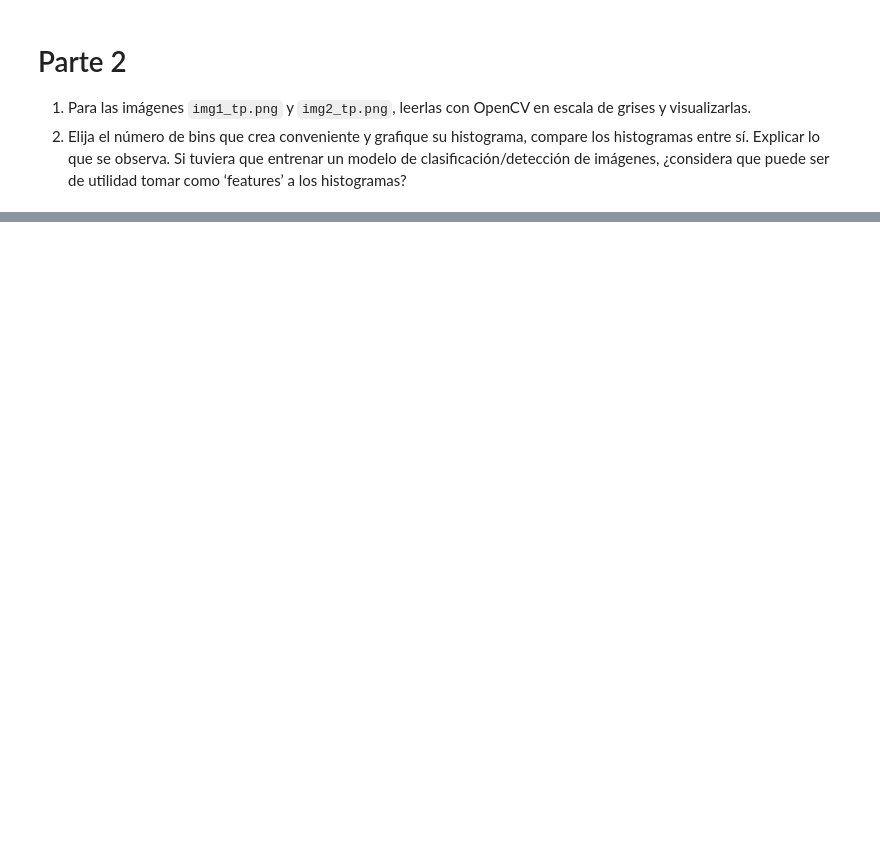
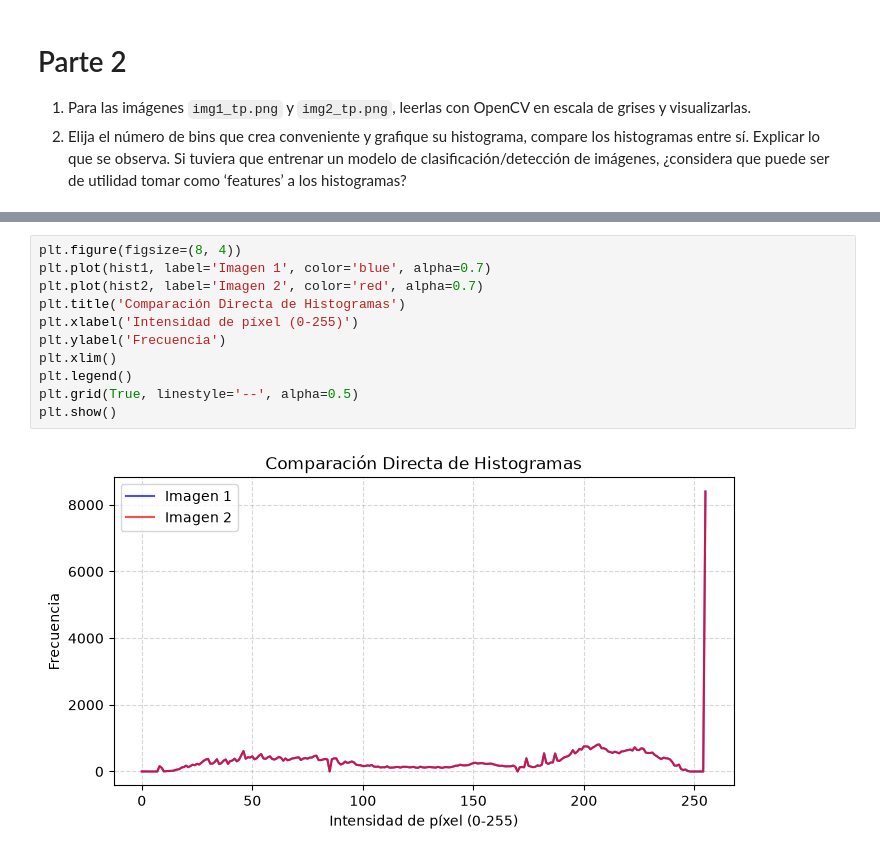
Before and after one commit to LucianaSimon/VPC1_CEIA, a Jupyter notebook: TP1.ipynb, the cells around one changed output, grey strips where cells are left out. Cells and saved outputs as stored; diff of their text form; blank space fills up the shorter version.

```diff
--- a/TP1.ipynb
+++ b/TP1.ipynb
@@ -265,0 +301,13 @@ array([[255, 255, 255, ..., 255, 255, 255],
+# %%
+plt.figure(figsize=(8, 4))
+plt.plot(hist1, label='Imagen 1', color='blue', alpha=0.7)
+plt.plot(hist2, label='Imagen 2', color='red', alpha=0.7)
+plt.title('Comparación Directa de Histogramas')
+plt.xlabel('Intensidad de píxel (0-255)')
+plt.ylabel('Frecuencia')
+plt.xlim()
+plt.legend()
+plt.grid(True, linestyle='--', alpha=0.5)
+plt.show()
+# %% [output]
+[figure, added]
```
Also changed, not shown: parts of 8 cells of this notebook.
